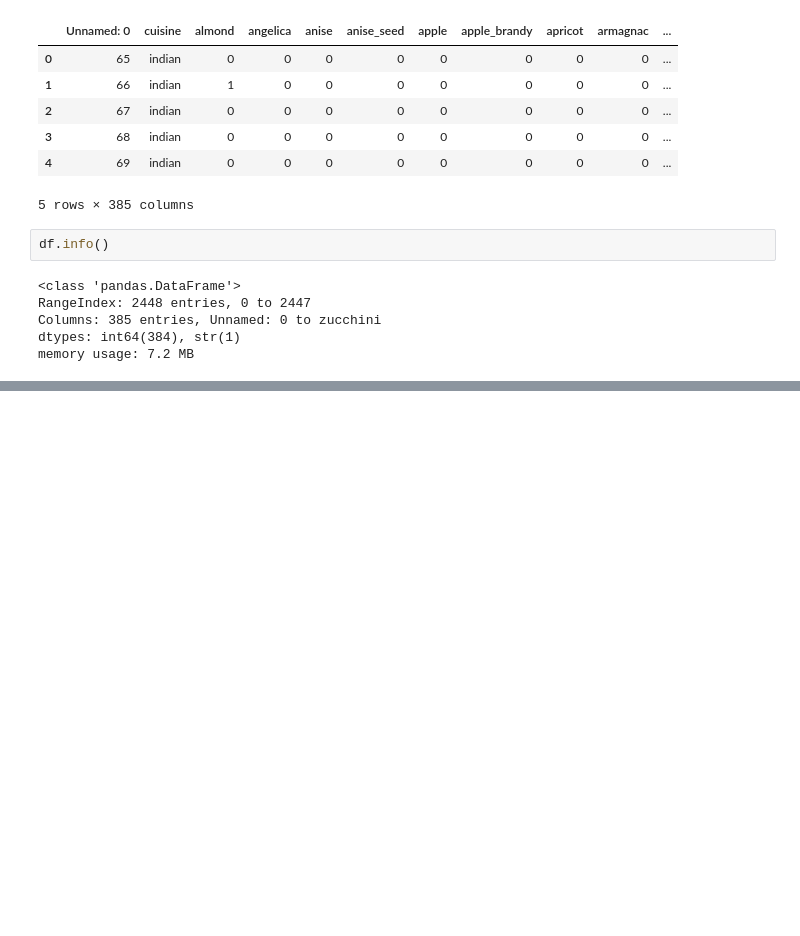
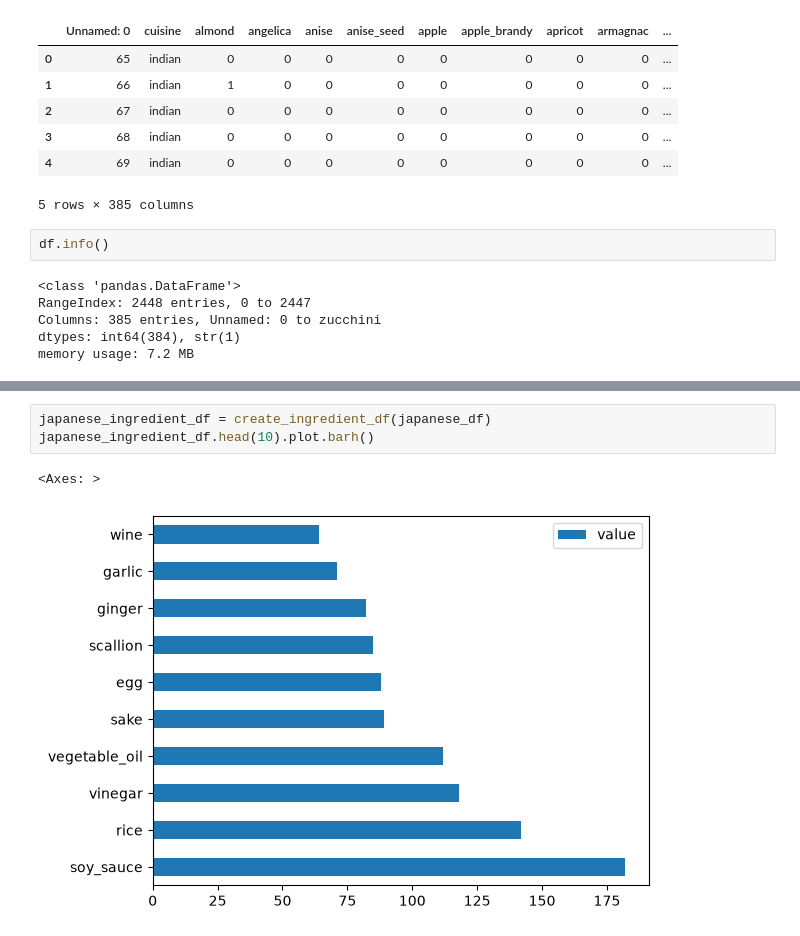
Before and after one commit to DeSilva008/ML-Exercises, a Jupyter notebook: classification-exercise/01/notebook.ipynb, the cells around one changed output, grey strips where cells are left out. Cells and saved outputs as stored; diff of their text form; blank space fills up the shorter version.

```diff
--- a/classification-exercise/01/notebook.ipynb
+++ b/classification-exercise/01/notebook.ipynb
@@ -26,0 +62,6 @@ memory usage: 7.2 MB
+# %%
+japanese_ingredient_df = create_ingredient_df(japanese_df)
+japanese_ingredient_df.head(10).plot.barh()
+# %% [output]
+<Axes: >
+[figure, added]
```
Also changed, not shown: parts of 5 cells of this notebook, 1 other file.
